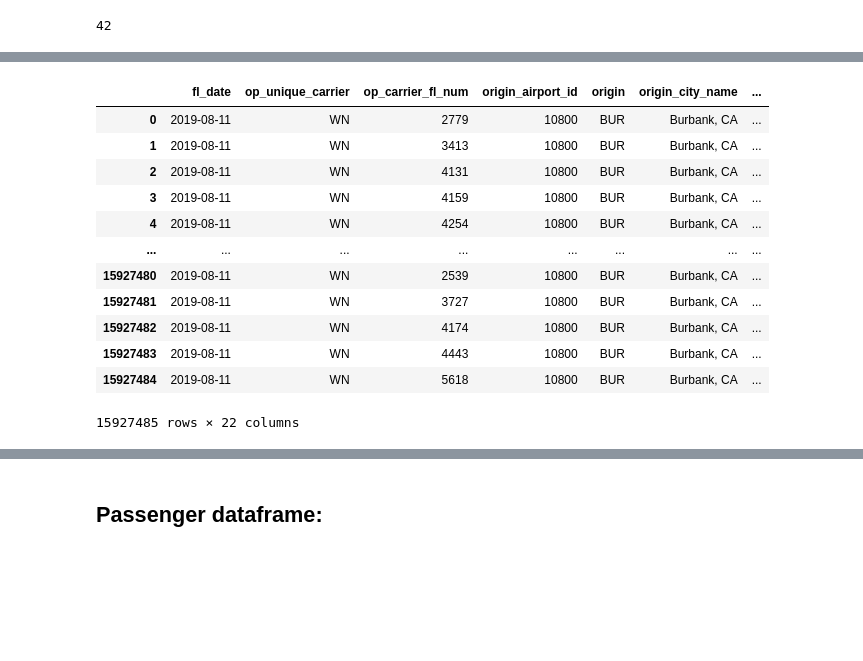
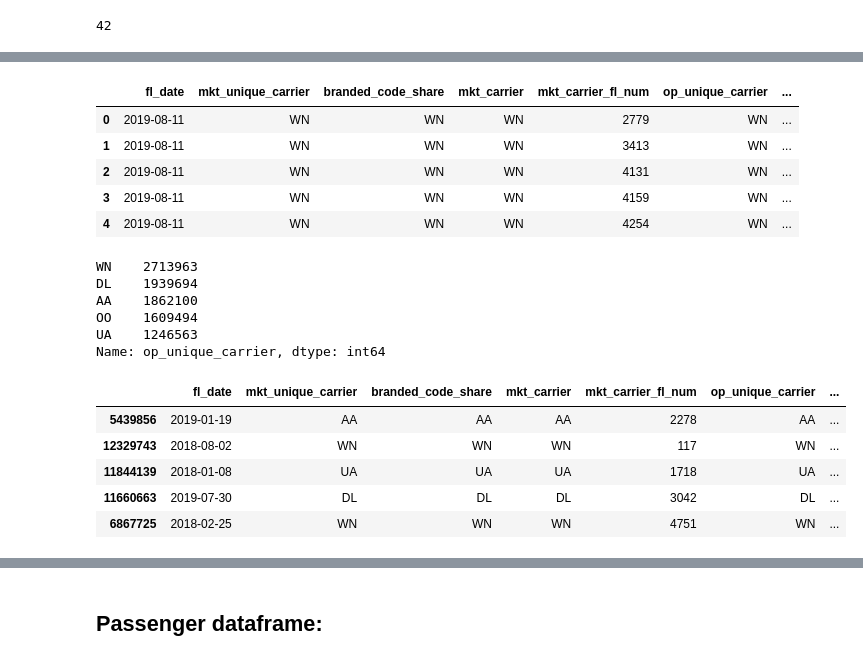
Before and after one commit to CamStevens15/Flight_Prediction_project, a Jupyter notebook: exploratory_analysis.ipynb, the cells around one changed output, grey strips where cells are left out. Drawn from its saved outputs; the diff is of its cells as text; code cells hidden in the pictures; blank space fills up the shorter version.

```diff
--- a/exploratory_analysis.ipynb
+++ b/exploratory_analysis.ipynb
@@ -117,22 +92,56 @@ missing_data.head(20)
 # %%
 #New datafram with selected features
 
-df_flights = df_flights_total[['fl_date' , 'op_unique_carrier', 'op_carrier_fl_num' , 'origin_airport_id', 'origin','origin_city_name', 'dest_airport_id', 'dest', 'dest_city_name','crs_dep_time' , 'dep_delay', 'taxi_out', 'crs_arr_time','arr_delay' , 'crs_elapsed_time' , 'actual_elapsed_time' , 'distance', 'carrier_delay', 'weather_delay','nas_delay', 'security_delay' ,'late_aircraft_delay']]
-df_flights
+df_flights = df_flights_total[['fl_date', 'mkt_unique_carrier', 'branded_code_share', 'mkt_carrier',
+       'mkt_carrier_fl_num', 'op_unique_carrier', 'tail_num',
+       'op_carrier_fl_num', 'origin_airport_id', 'origin', 'origin_city_name',
+       'dest_airport_id', 'dest', 'dest_city_name', 'crs_dep_time',
+       'crs_arr_time', 'dup', 'crs_elapsed_time', 'flights', 'distance']]
+df_flights.head()
 # %% [output]
-|  | fl_date | op_unique_carrier | op_carrier_fl_num | origin_airport_id | origin | origin_city_name | ... |
-| 0 | 2019-08-11 | WN | 2779 | 10800 | BUR | Burbank, CA | ... |
-| 1 | 2019-08-11 | WN | 3413 | 10800 | BUR | Burbank, CA | ... |
-| 2 | 2019-08-11 | WN | 4131 | 10800 | BUR | Burbank, CA | ... |
-| 3 | 2019-08-11 | WN | 4159 | 10800 | BUR | Burbank, CA | ... |
-| 4 | 2019-08-11 | WN | 4254 | 10800 | BUR | Burbank, CA | ... |
-| ... | ... | ... | ... | ... | ... | ... | ... |
-| 15927480 | 2019-08-11 | WN | 2539 | 10800 | BUR | Burbank, CA | ... |
-| 15927481 | 2019-08-11 | WN | 3727 | 10800 | BUR | Burbank, CA | ... |
-| 15927482 | 2019-08-11 | WN | 4174 | 10800 | BUR | Burbank, CA | ... |
-| 15927483 | 2019-08-11 | WN | 4443 | 10800 | BUR | Burbank, CA | ... |
-| 15927484 | 2019-08-11 | WN | 5618 | 10800 | BUR | Burbank, CA | ... |
+|  | fl_date | mkt_unique_carrier | branded_code_share | mkt_carrier | mkt_carrier_fl_num | op_unique_carrier | ... |
+| 0 | 2019-08-11 | WN | WN | WN | 2779 | WN | ... |
+| 1 | 2019-08-11 | WN | WN | WN | 3413 | WN | ... |
+| 2 | 2019-08-11 | WN | WN | WN | 4131 | WN | ... |
+| 3 | 2019-08-11 | WN | WN | WN | 4159 | WN | ... |
+| 4 | 2019-08-11 | WN | WN | WN | 4254 | WN | ... |
-15927485 rows × 22 columns
+# %%
+#shows the top 5 carriers in the data which we will filter the data on, which will limit the amount of data overall
+
+filtered_df= df_flights["op_unique_carrier"].value_counts()[:5].sort_values(ascending=False)
+filtered_df
+# %% [output]
+WN    2713963
+DL    1939694
+AA    1862100
+OO    1609494
+UA    1246563
+Name: op_unique_carrier, dtype: int64
+# %%
+#filter for top 5 carrier airlines to get data from.
+flightsWN= df_flights.loc[df_flights['op_unique_carrier'] == "WN"]
+flightsDL= df_flights.loc[df_flights['op_unique_carrier'] == "DL"]
+flightsAA= df_flights.loc[df_flights['op_unique_carrier'] == "AA"]
+flightsOO= df_flights.loc[df_flights['op_unique_carrier'] == "OO"]
+flightsUA= df_flights.loc[df_flights['op_unique_carrier'] == "UA"]
+# %%
+#add datafames for % top carriers together
+
+frames = [flightsWN, flightsDL, flightsAA, flightsOO,flightsUA]
+
+result = pd.concat(frames)
+
+
+#print 25000 samples from the top 5 carriers in the filtered total_flights dataframe
+sampled_flights_df = result.sample(n = 25000)
+sampled_flights_df.head()
+# %% [output]
+|  | fl_date | mkt_unique_carrier | branded_code_share | mkt_carrier | mkt_carrier_fl_num | op_unique_carrier | ... |
+| 5439856 | 2019-01-19 | AA | AA | AA | 2278 | AA | ... |
+| 12329743 | 2018-08-02 | WN | WN | WN | 117 | WN | ... |
+| 11844139 | 2018-01-08 | UA | UA | UA | 1718 | UA | ... |
+| 11660663 | 2019-07-30 | DL | DL | DL | 3042 | DL | ... |
+| 6867725 | 2018-02-25 | WN | WN | WN | 4751 | WN | ... |
 # %%
 print(df_flights.isnull().sum())
 # %% [output]
```
Also changed, not shown: parts of 12 cells of this notebook.
